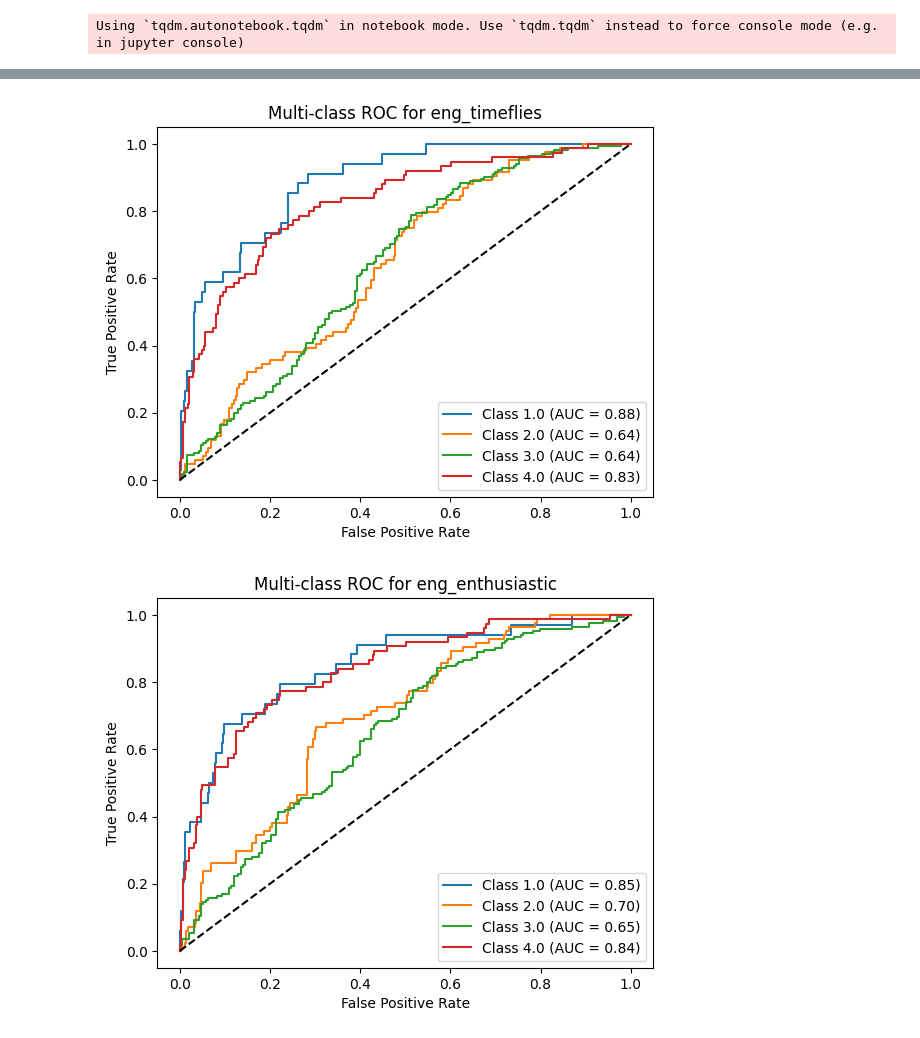
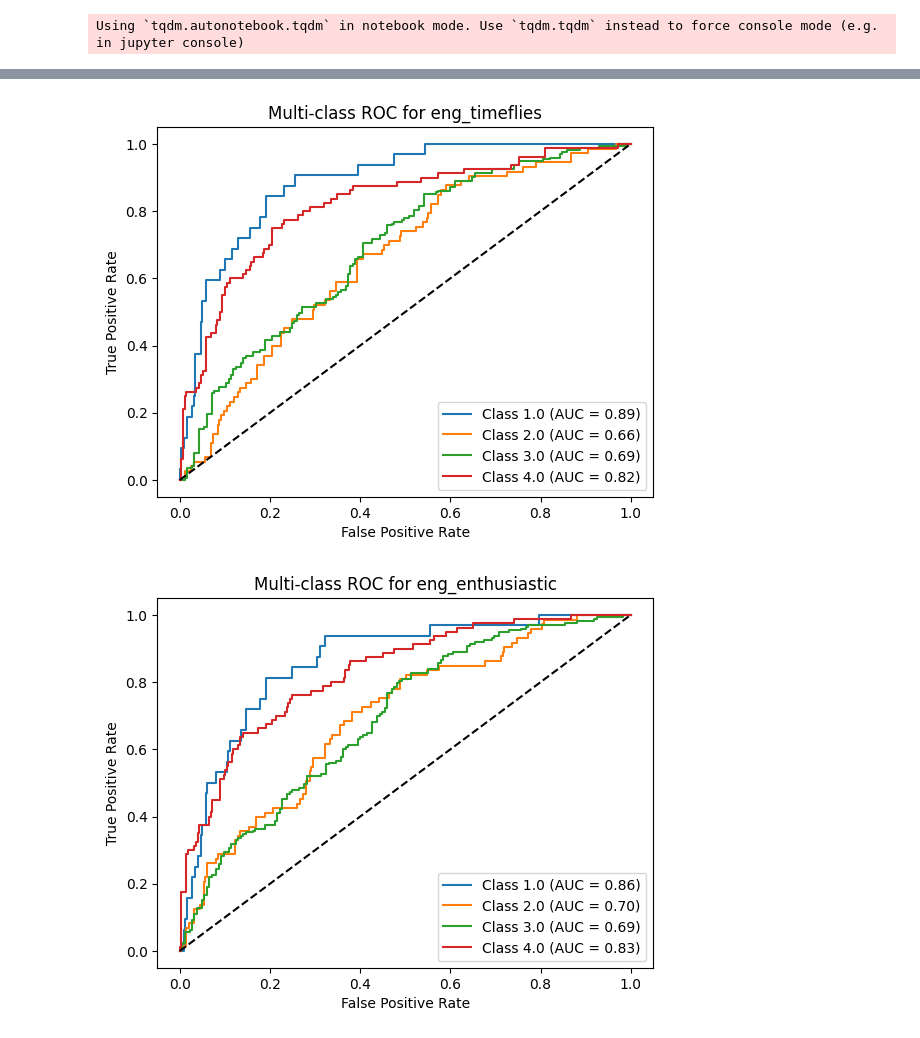
Before and after one commit to RiccardoImprota/Thesis-SEM-ML, a Jupyter notebook: Source/Classification/MontecarloClassification.ipynb, the cells around one changed output, grey strips where cells are left out. Saved outputs shown, nothing was run; the diff lists cells and outputs as text; code cells hidden in the pictures.

```diff
--- a/Source/Classification/MontecarloClassification.ipynb
+++ b/Source/Classification/MontecarloClassification.ipynb
@@ -67,7 +67,7 @@ Results_XGB_Proba_dict = {
     'eng_energy': []
 }
 # %%
-montecarloiter=1
+montecarloiter=10
 
 for i in range(montecarloiter):
     print(f"Starting the iteration n.{i+1}")
@@ -75,8 +75,11 @@ for i in range(montecarloiter):
     processorclass.read_df()
     processorclass.split_data(test_size=0.3)
     processorclass.save_data()
-    processorclass.process_CFA()
-
+    try:
+        processorclass.process_CFA()
+    except Exception as e:
+        print(f"Error during process_CFA for iteration n.{i+1}: {e}")
+        continue
 
     for dimension in ['eng_timeflies', 'eng_enthusiastic', 'eng_energy']:
         print(f"Starting the iteration n.{i+1} for dimension {dimension}")
@@ -247,33 +279,33 @@ weighted avg       0.53      0.53      0.46       358
 unique_classes = np.unique(Xgboost.y_test)
 
 for dimension in ['eng_timeflies', 'eng_enthusiastic', 'eng_energy']:
-    probas = np.mean(Results_XGB_Proba_dict[dimension], axis=0)
+    probas = Results_XGB_Proba_dict[dimension][-1]
 
     # Binarize the output
     from sklearn.preprocessing import label_binarize
     y_bin = label_binarize(y_test, classes=np.unique(Xgboost.y_test))
 
     n_classes = y_bin.shape[1]
 
    # Compute ROC for each class
     fpr = dict()
     tpr = dict()
     roc_auc = dict()
 
     for i in range(n_classes):
         fpr[i], tpr[i], _ = roc_curve(y_bin[:, i], probas[:, i])
         roc_auc[i] = auc(fpr[i], tpr[i])
 
     # Plot ROC curves
     plt.figure()
     for i, class_value in enumerate(unique_classes):
         plt.plot(fpr[i], tpr[i], label=f'Class {class_value} (AUC = {roc_auc[i]:.2f})')
     plt.plot([0, 1], [0, 1], 'k--')
     plt.xlabel('False Positive Rate')
     plt.ylabel('True Positive Rate')
     plt.title(f'Multi-class ROC for {dimension}')
     plt.legend(loc="lower right")
     plt.show()
 # %% [output]
-[figure, old version]
+[figure, new version]
-[figure, old version]
+[figure, new version]
```
Also changed, not shown: parts of 7 cells of this notebook, 1 other file.
